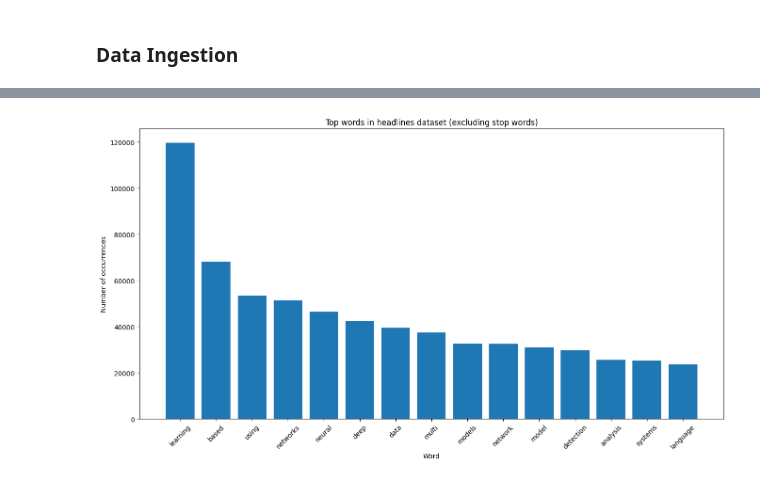
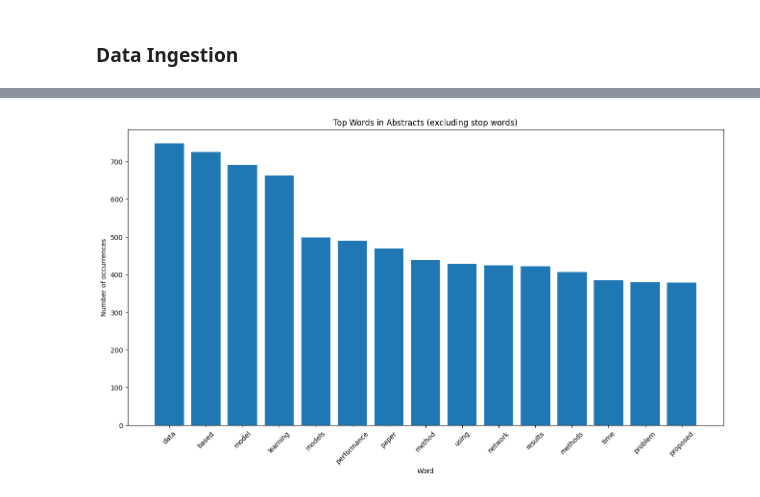
Before and after one commit to trevsauer/ADS_599_Capstone_Project, a Jupyter notebook: notebooks/TS_topic_modeling_Take2.ipynb, the cells around one changed output, grey strips where cells are left out. Drawn from its saved outputs; the diff is of its cells as text; code cells hidden in the pictures.

```diff
--- a/notebooks/TS_topic_modeling_Take2.ipynb
+++ b/notebooks/TS_topic_modeling_Take2.ipynb
@@ -114,7 +116,7 @@ Wall time: 14.8 s
 | 3 | Efficient Constraint Generation f... | http://arxiv.org/abs/2401.14636v1 | 2024-01-26T04:00:07Z | 2024-01-26T04:00:07Z | Current methods for solving Stoch... | ['\nJohannes Schmalz\n', '\nFelip... | Extended version of AAAI 2024 paper | NaN | http://arxiv.org/abs/2401.14636v1 | ... |
 | 4 | Synthetic Multimodal Dataset for ... | http://arxiv.org/abs/2401.14743v1 | 2024-01-26T10:05:41Z | 2024-01-26T10:05:41Z | This paper presents a synthetic m... | ['\nTakanori Ugai\n', '\nShusaku ... | 7 pages, 2 figures,4 tables | NaN | http://arxiv.org/abs/2401.14743v1 | ... |
 # %%
-sample_df = df.sample(n=10000, random_state=42)
+sample_df = df.sample(n=1000, random_state=42)
 sample_df
 # %% [output]
 |  | Title | ID | Published | Updated | Summary | Author | Comments | Journal_Ref | Link | ... |
@@ -133,9 +135,9 @@ sample_df
 # %%
 df = sample_df
 # %%
-reindexed_data = df['Title']
+reindexed_data = df['Summary']
 reindexed_data.index = df['Published']
-
+dates = reindexed_data.index = df['Published']
 df.head()
 # %% [output]
 |  | Title | ID | Published | Updated | Summary | Author | Comments | Journal_Ref | Link | ... |
@@ -174,20 +186,22 @@ def get_top_n_words(n_top_words, count_vectorizer, text_data):
     words = [word[0].encode('ascii').decode('utf-8') for word in count_vectorizer.inverse_transform(word_vectors)]
     return (words, word_values[0,:n_top_words].tolist()[0])
 # %%
+%%time
+
 # Create a CountVectorizer object with English stop words
 count_vectorizer = CountVectorizer(stop_words='english')
 
 # Get the top words and their values
 words, word_values = get_top_n_words(n_top_words=15, count_vectorizer=count_vectorizer, text_data=reindexed_data)
 
 # Create a bar plot of the top words
 fig, ax = plt.subplots(figsize=(16,8))
 ax.bar(range(len(words)), word_values)
 ax.set_xticks(range(len(words)))
 ax.set_xticklabels(words, rotation=45)
-ax.set_title('Top words in headlines dataset (excluding stop words)')
+ax.set_title('Top Words in Abstracts (excluding stop words)')
 ax.set_xlabel('Word')
 ax.set_ylabel('Number of occurrences')
 plt.show()
 # %% [output]
-[figure, old version]
+[figure, new version]
```
Also changed, not shown: parts of 42 cells of this notebook.
